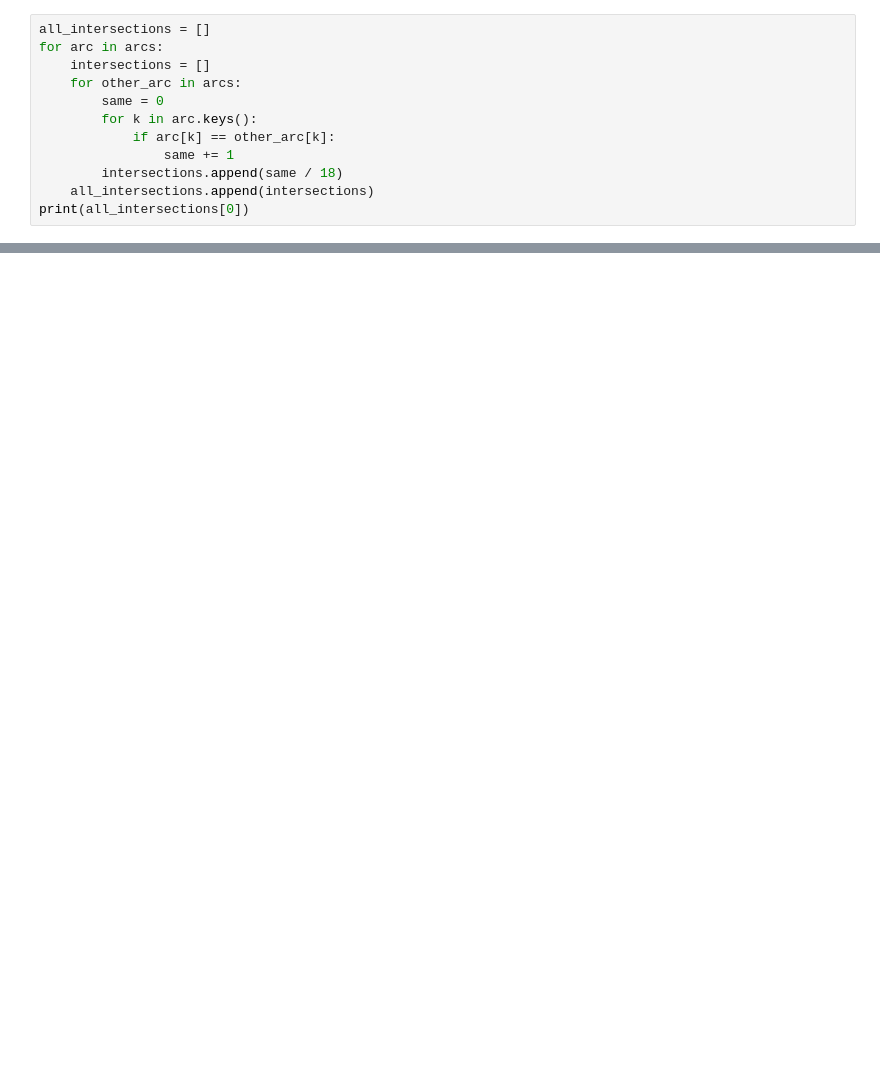
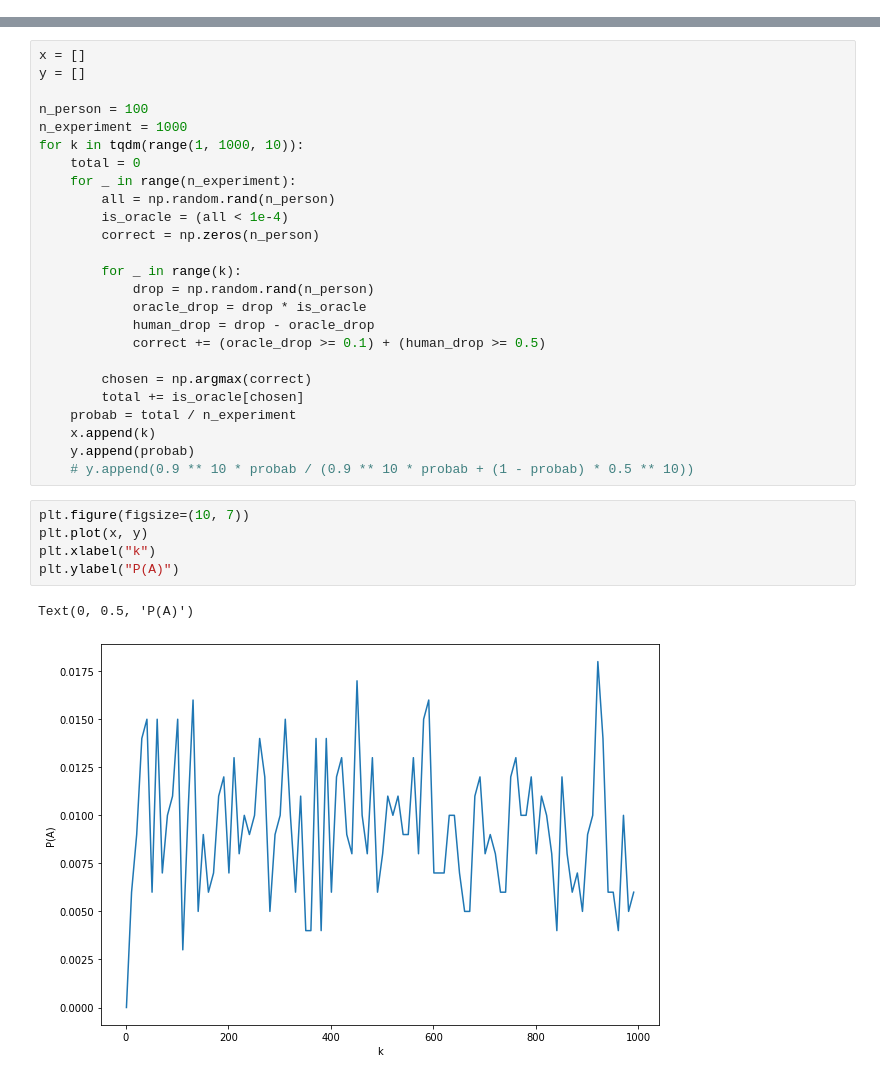
Before and after one commit to intsystems/2023-Project-120, a Jupyter notebook: code/tests.ipynb, the cells around one changed output, grey strips where cells are left out. Drawn from its saved outputs; the diff is of its cells as text; blank space fills up the shorter version.

```diff
--- a/code/tests.ipynb
+++ b/code/tests.ipynb
@@ -174,12 +0,0 @@ for lamb in lambdas:
-# %%
-all_intersections = []
-for arc in arcs:
-    intersections = []
-    for other_arc in arcs:
-        same = 0
-        for k in arc.keys():
-            if arc[k] == other_arc[k]:
-                same += 1
-        intersections.append(same / 18)
-    all_intersections.append(intersections)
-print(all_intersections[0])
@@ -344,0 +173,33 @@ plt.show()
+# %%
+x = []
+y = []
+
+n_person = 100
+n_experiment = 1000
+for k in tqdm(range(1, 1000, 10)):
+    total = 0
+    for _ in range(n_experiment):
+        all = np.random.rand(n_person)
+        is_oracle = (all < 1e-4)
+        correct = np.zeros(n_person)
+
+        for _ in range(k):
+            drop = np.random.rand(n_person)
+            oracle_drop = drop * is_oracle
+            human_drop = drop - oracle_drop
+            correct += (oracle_drop >= 0.1) + (human_drop >= 0.5)
+
+        chosen = np.argmax(correct)
+        total += is_oracle[chosen]
+    probab = total / n_experiment
+    x.append(k)
+    y.append(probab)
+    # y.append(0.9 ** 10 * probab / (0.9 ** 10 * probab + (1 - probab) * 0.5 ** 10))
+# %%
+plt.figure(figsize=(10, 7))
+plt.plot(x, y)
+plt.xlabel("k")
+plt.ylabel("P(A)")
+# %% [output]
+Text(0, 0.5, 'P(A)')
+[figure, added]
```
Also changed, not shown: parts of 67 cells of this notebook, 3 other files.
